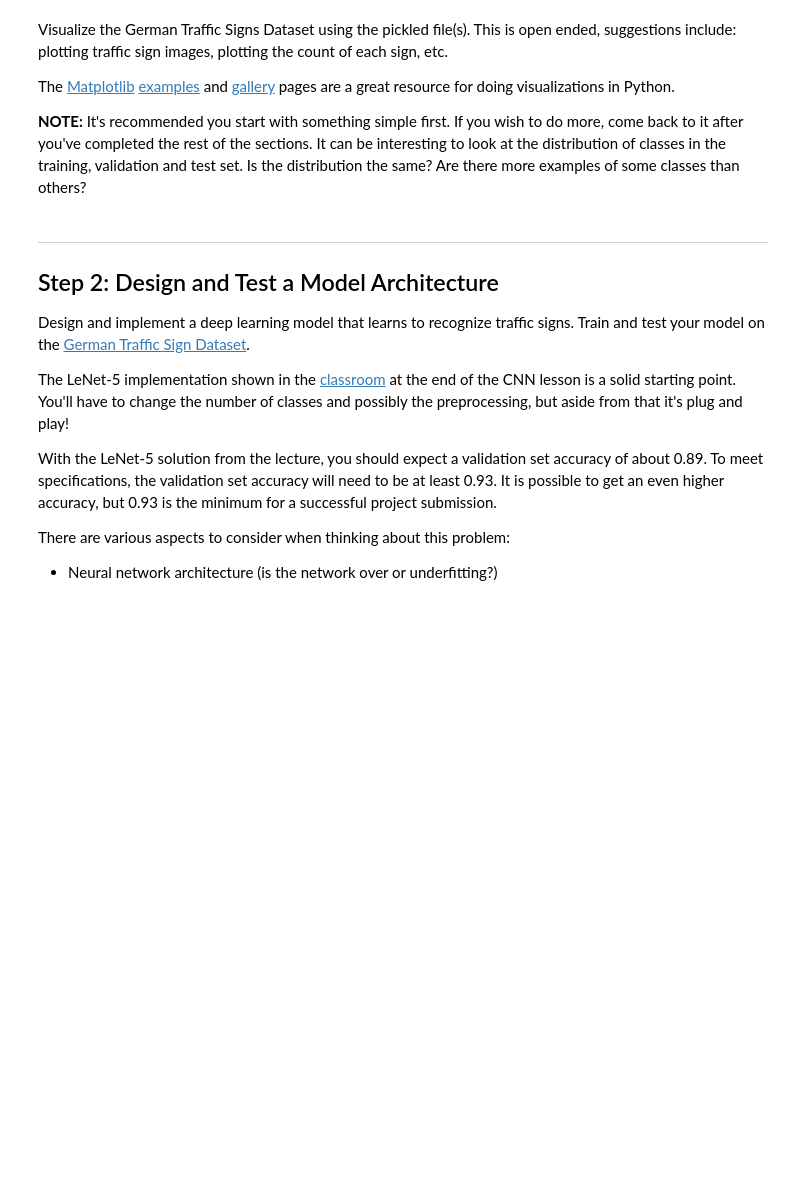
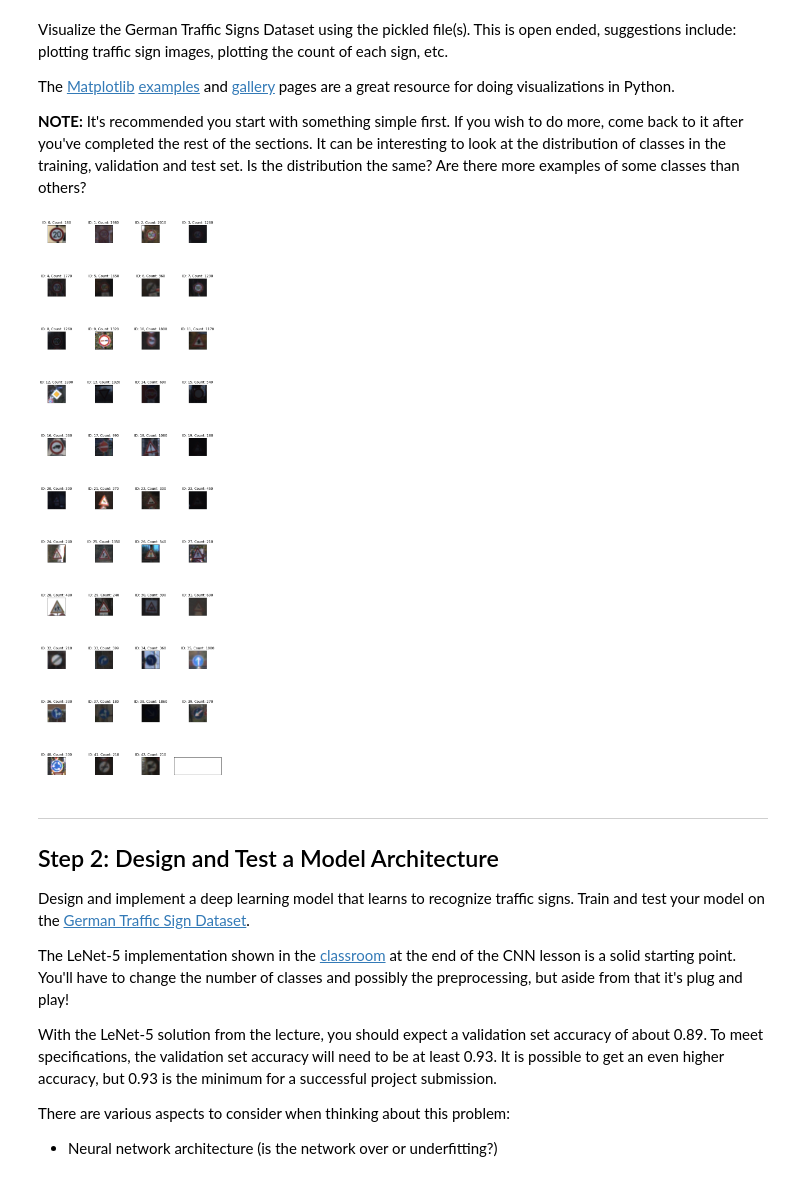
Before and after one commit to andichik/SDC-Term-1, a Jupyter notebook: CarND-Traffic-Sign-Classifier-Project/Traffic_Sign_Classifier.ipynb, the cells around one changed output. Saved outputs shown, nothing was run; the diff lists cells and outputs as text; code cells hidden in the pictures; blank space fills up the shorter version.

```diff
--- a/CarND-Traffic-Sign-Classifier-Project/Traffic_Sign_Classifier.ipynb
+++ b/CarND-Traffic-Sign-Classifier-Project/Traffic_Sign_Classifier.ipynb
@@ -59,19 +59,19 @@ Complete the basic data summary below. Use python, numpy and/or pandas methods t
 ### Use python, pandas or numpy methods rather than hard coding the results
 
 # TODO: Number of training examples
-n_train = ?
+n_train = len(X_train)
 
 # TODO: Number of validation examples
-n_validation = ?
+n_validation = len(X_valid)
 
 # TODO: Number of testing examples.
-n_test = ?
+n_test = len(X_test)
 
 # TODO: What's the shape of an traffic sign image?
-image_shape = ?
+image_shape = X_train[0].shape
 
 # TODO: How many unique classes/labels there are in the dataset.
-n_classes = ?
+n_classes = len(set(y_train))
 
 print("Number of training examples =", n_train)
 print("Number of testing examples =", n_test)
@@ -88,9 +93,29 @@ The [Matplotlib](http://matplotlib.org/) [examples](http://matplotlib.org/exampl
 # %%
 ### Data exploration visualization code goes here.
 ### Feel free to use as many code cells as needed.
+import numpy as np
 import matplotlib.pyplot as plt
+import cv2
+
 # Visualizations will be shown in the notebook.
 %matplotlib inline
+
+## Show Examples of each label
+uniqueLabels = np.unique(y_train, return_index = True, return_counts = True)
+
+fig, axes = plt.subplots(n_classes // 4 + 1, 4, figsize=(12, 36),
+                         subplot_kw={'xticks': [], 'yticks': []})
+
+fig.subplots_adjust(hspace=2, wspace=0)
+
+for ax, labelIndex, labelCount in zip(axes.flat, uniqueLabels[1], uniqueLabels[2]):
+
+    ax.imshow(X_train[labelIndex].squeeze())
+    ax.set_title('ID: {}, Count: {}'.format(y_train[labelIndex], labelCount))
+
+plt.show()
+# %% [output]
+[figure, added]
 # %% [markdown]
 ----
 
```
Also changed, not shown: parts of 11 cells of this notebook.
